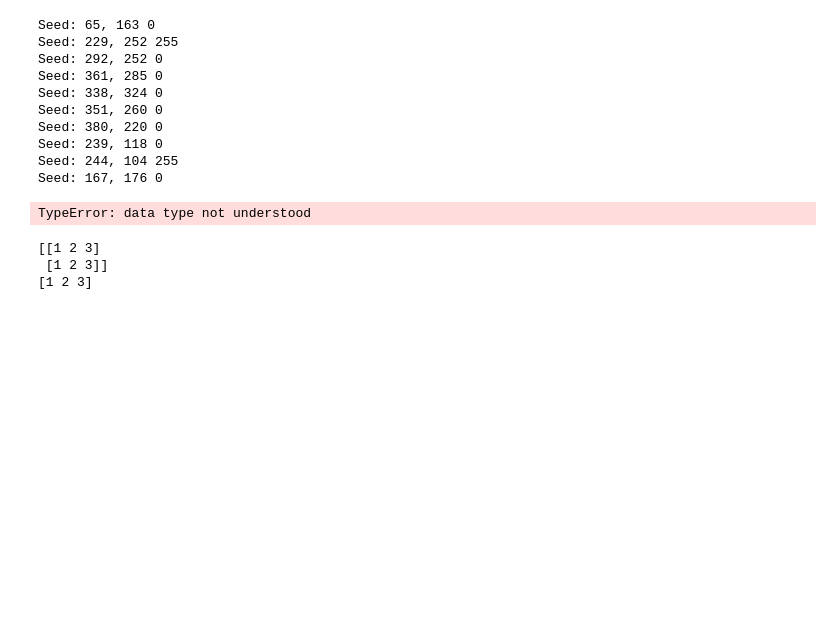
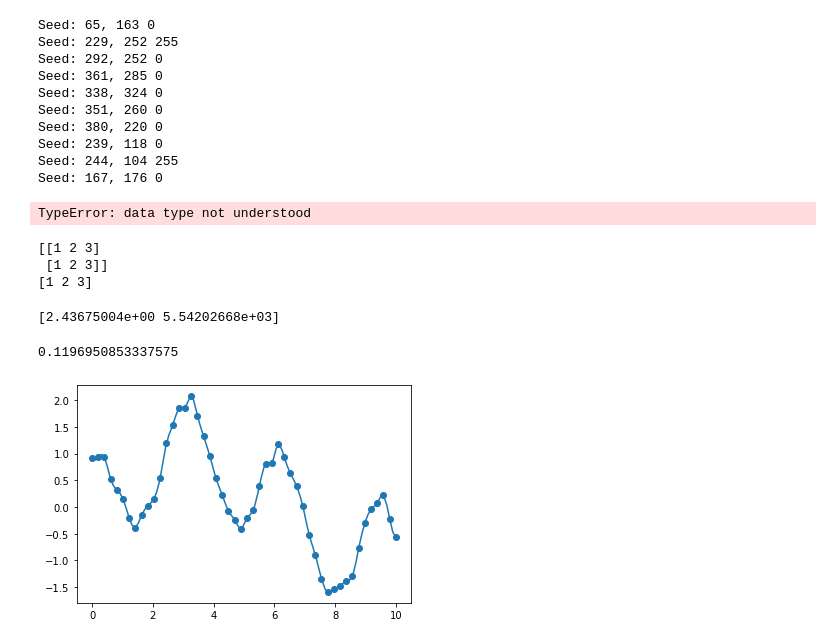
Before and after one commit to CodeIsJustLikeMagic/HairEstimation, a Jupyter notebook: HairEstimation.ipynb, the cells around one changed output. Saved outputs shown, nothing was run; the diff lists cells and outputs as text; code cells hidden in the pictures; blank space fills up the shorter version.

```diff
--- a/HairEstimation.ipynb
+++ b/HairEstimation.ipynb
@@ -408,3 +408,33 @@ print(np_array_1s[1])
 [[1 2 3]
  [1 2 3]]
 [1 2 3]
+# %%
+a = np.array([8.74611600e+06, 5.87693672e+01, 1.48821000e+05, 6.10735600e+06,
+ 2.43675004e+00, 6.10735600e+06, 1.53000000e+02, 1.51000000e+02,
+ 5.57416300e+06, 9.12696591e-01, 5.33193000e+05, 3.53107947e+03,
+ 5.78168273e-04, 3.07140597e+07,5.54202668e+03, 2.48154810e+07,
+])
+b = a[4::10]
+print(b)
+# %% [output]
+[2.43675004e+00 5.54202668e+03]
+# %%
+from matplotlib.pyplot import subplots
+from numpy import linspace, random, sin, cos
+from scipy import interpolate
+
+x = linspace(0, 10)
+
+y = sin(x * .5) + cos (x * 2)  + random.randn(x.size) * 1e-1
+# fit spline
+spl = interpolate.InterpolatedUnivariateSpline(x, y)
+fitx = linspace(0, x.max(), 100)
+
+fig, ax = subplots()
+ax.scatter(x, y)
+
+ax.plot(fitx, spl(fitx))
+print(spl(2))
+# %% [output]
+0.1196950853337575
+[figure, added]
```
Also changed, not shown: 1 other file.
